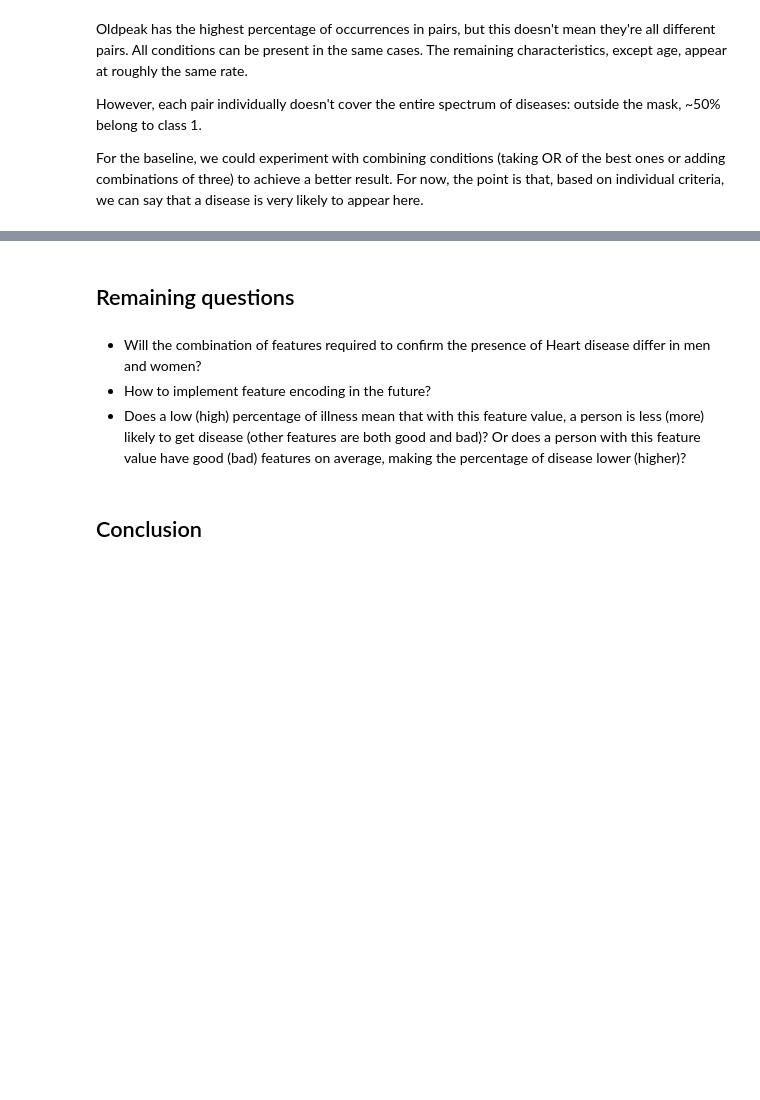
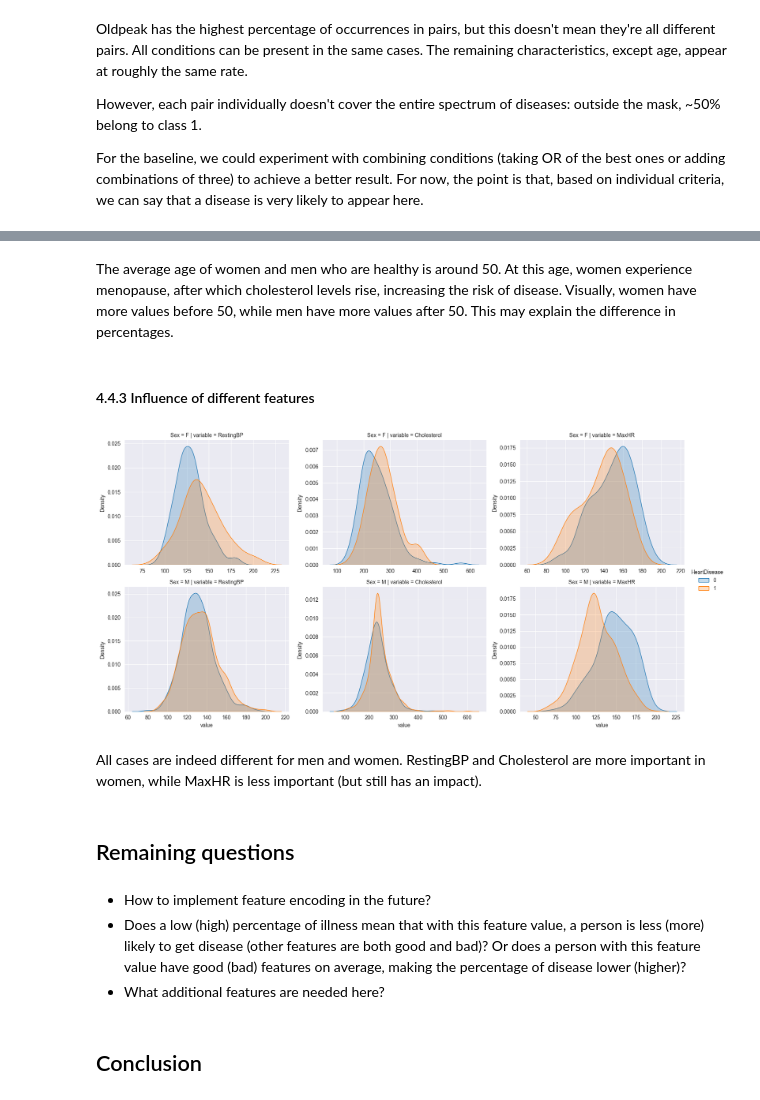
Before and after one commit to Lymuthien/heart_failure, a Jupyter notebook: notebooks/1.0-eda.ipynb, the cells around one changed output, grey strips where cells are left out. Drawn from its saved outputs; the diff is of its cells as text; code cells hidden in the pictures; blank space fills up the shorter version.

Commit message:
Differences in features for women and men are considered.

```diff
--- a/notebooks/1.0-eda.ipynb
+++ b/notebooks/1.0-eda.ipynb
@@ -387,9 +431,35 @@ For the baseline, we could experiment with combining conditions (taking OR of th
+# %% [markdown]
+The average age of women and men who are healthy is around 50. At this age, women experience menopause, after which cholesterol levels rise, increasing the risk of disease. Visually, women have more values before 50, while men have more values after 50. This may explain the difference in percentages.
+# %% [markdown]
+#### 4.4.3 Influence of different features
+# %%
+x_vars = [RESTING_BP, CHOLESTEROL, MAX_HR]
+tmp = df.melt([SEX, HEART_DISEASE], x_vars)
+
+g = sns.FacetGrid(
+    tmp,
+    row=SEX,
+    col="variable",
+    hue=HEART_DISEASE,
+    sharex=False,
+    sharey=False,
+    height=4,
+    aspect=1.3,
+)
+
+g.map(sns.kdeplot, "value", fill=True)
+g.add_legend()
+plt.show()
+# %% [output]
+[figure, added]
+# %% [markdown]
+All cases are indeed different for men and women. RestingBP and Cholesterol are more important in women, while MaxHR is less important (but still has an impact).
 # %% [markdown]
 ## Remaining questions
 # %% [markdown]
-- Will the combination of features required to confirm the presence of Heart disease differ in men and women?
 - How to implement feature encoding in the future?
 - Does a low (high) percentage of illness mean that with this feature value, a person is less (more) likely to get disease (other features are both good and bad)? Or does a person with this feature value have good (bad) features on average, making the percentage of disease lower (higher)?
+- What additional features are needed here?
 # %% [markdown]
 ## Conclusion
 # %% [markdown]
```
Also changed, not shown: parts of 16 cells of this notebook, 1 other file.
